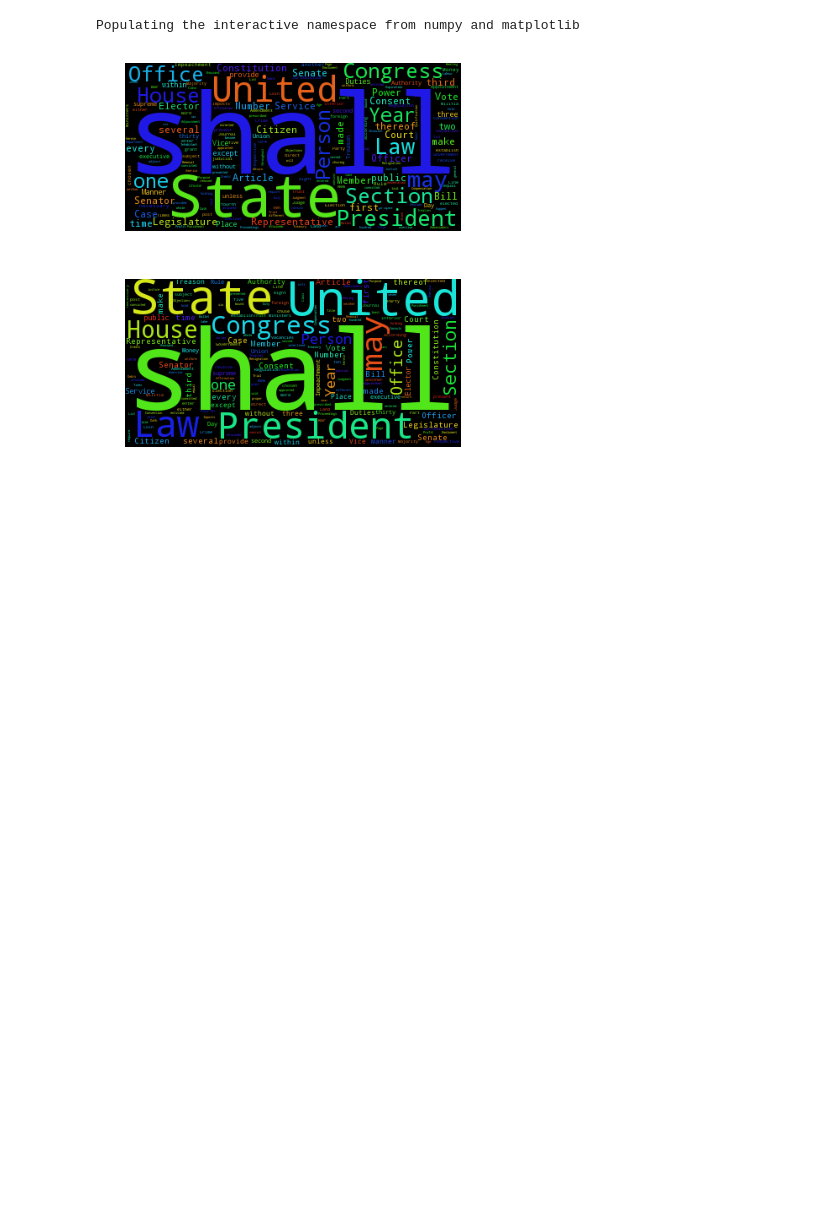
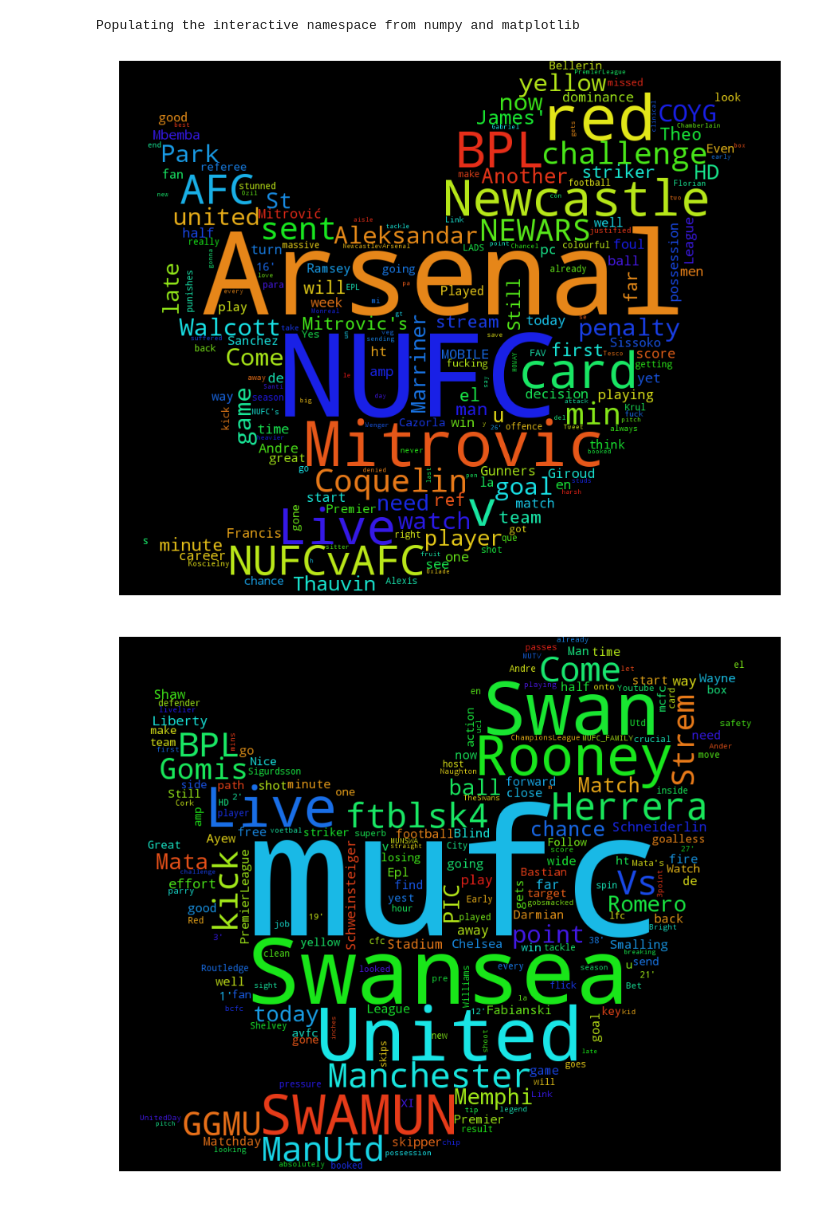
Before and after one commit to byam/predictEPL, a Jupyter notebook: Wordle/test.ipynb, the cells around one changed output. Saved outputs shown, nothing was run; the diff lists cells and outputs as text; code cells hidden in the pictures; blank space fills up the shorter version.

```diff
--- a/Wordle/test.ipynb
+++ b/Wordle/test.ipynb
@@ -16,28 +15,0 @@ from wordcloud import WordCloud
-# %%
-d = path.dirname("/Users/Bya/git/predictEPL/Wordle/")
-
-# Read the whole text.
-text = open(path.join(d, 'constitution.txt')).read()
-
-# Generate a word cloud image
-wordcloud = WordCloud().generate(text)
-
-# Display the generated image:
-# the matplotlib way:
-import matplotlib.pyplot as plt
-plt.imshow(wordcloud)
-plt.axis("off")
-
-# take relative word frequencies into account, lower max_font_size
-wordcloud = WordCloud(max_font_size=140).generate(text)
-plt.figure()
-plt.imshow(wordcloud)
-plt.axis("off")
-plt.show()
-
-# The pil way (if you don't have matplotlib)
-# image = wordcloud.to_image()
-# image.show()
-# %% [output]
-[figure, removed]
-[figure, removed]
@@ -43,0 +21,47 @@ plt.show()
+# %%
+def Wordle(text):
+    twitter_mask = imread('/Users/Bya/git/predictEPL/Wordle/twitter_mask.png', flatten=True)
+#     more_stopwords = {'oh', 'will', 'hey', 'yet', ...}
+    more_stopwords = [ u'てる', u'いる', u'なる', u'れる', u'する', u'ある', u'こと', u'これ', u'さん', u'して', \
+             u'くれる', u'やる', u'くださる', u'そう', u'せる', u'した',  u'思う',  \
+             u'それ', u'ここ', u'ちゃん', u'くん', u'', u'て',u'に',u'を',u'は',u'の', u'が', u'と', u'た', u'し', u'で', \
+             u'ない', u'も', u'な', u'い', u'か', u'ので', u'よう', u'']
+    STOPWORDSS = STOPWORDS.union(more_stopwords)
+    wordcloud = WordCloud(background_color="black", \
+                          width=900, \
+                          height=500, \
+#                           font_path='/Library/Fonts/CabinSketch-Bold.ttf',\
+#                           font_path='/Library/Fonts/ヒラギノ丸ゴ ProN W4.ttc',\
+                          stopwords=STOPWORDSS,\
+                          mask=twitter_mask\
+                         ).generate(text)
+
+    plt.figure(figsize=(15, 12))
+    plt.imshow(wordcloud)
+    plt.axis("off")
+#     plt.savefig('./my_twitter_wordcloud_2.png', dpi=300)
+    plt.show()
+# %%
+loadFileNameGW4 = ["/Users/Bya/Dropbox/Research/datas/GW4/1508292045_NUFCvsARSENAL_json.txt.csv",
+
+#                    "/Users/Bya/Dropbox/Research/datas/GW4/1508292300_6matches_json.txt.csv",
+
+#                    "/Users/Bya/Dropbox/Research/datas/GW4/1508302130_SAINTSvsNCFC_json.txt.csv",
+                   "/Users/Bya/Dropbox/Research/datas/GW4/1508310000_SWANSvsMUFC_json.txt.csv",]
+
+for i in range(len(loadFileNameGW4)):
+    dfTweets = dataIO.CSVreturnDF(loadFileNameGW4[i], ['date', 'text', 'user', 'tags'])
+    # join tweets to a single string
+    words = ' '.join(dfTweets['text']).decode('utf-8')
+
+    # remove URLs, RTs, and twitter handles
+    no_urls_no_tags = " ".join([word for word in words.split()
+                                if 'http' not in word
+                                    and not word.startswith('@')
+                                    and word != 'RT'
+                                ])
+
+    Wordle(no_urls_no_tags)
+# %% [output]
+[figure, added]
+[figure, added]
```
Also changed, not shown: parts of 6 cells of this notebook, 12 other files.
